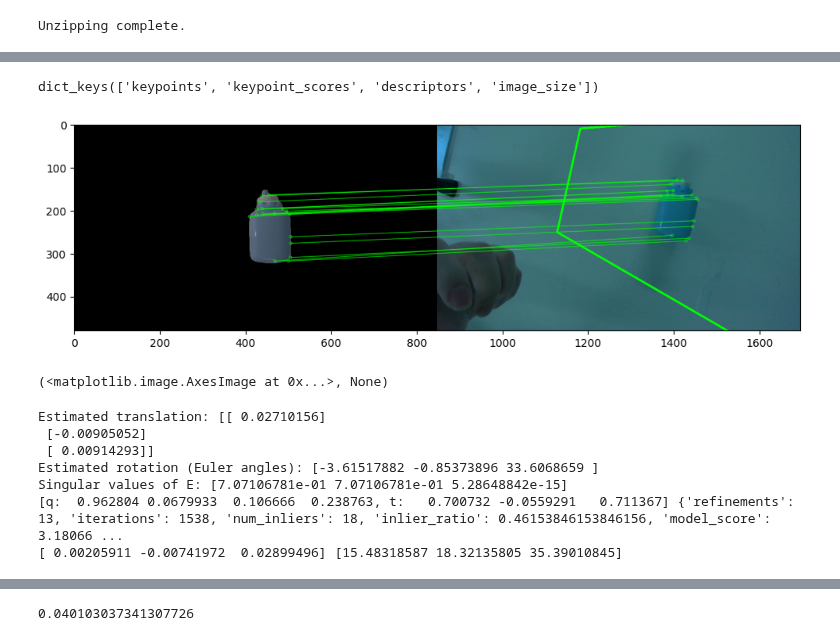
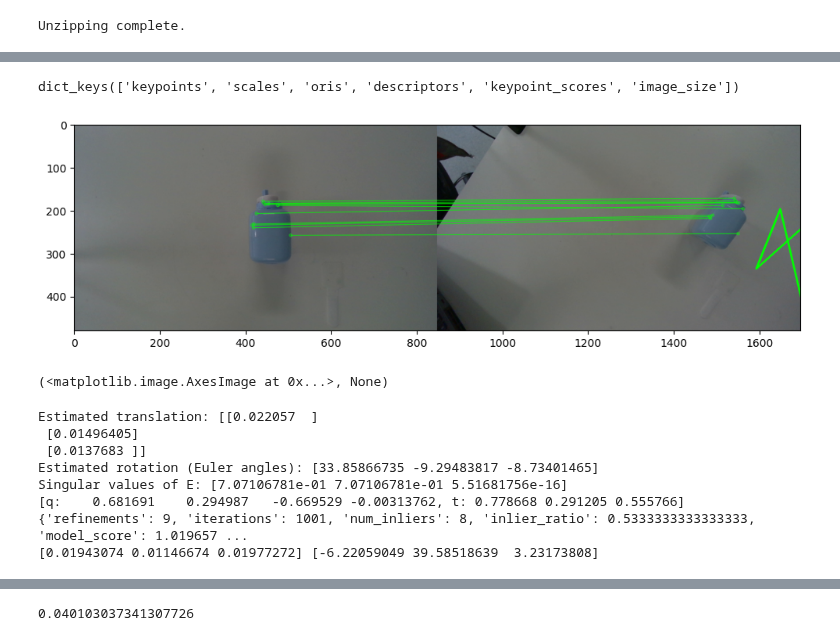
Before and after one commit to yw14218/yumi_oneshot, a Jupyter notebook: compare_matcher.ipynb, the cells around one changed output, grey strips where cells are left out. Drawn from its saved outputs; the diff is of its cells as text; code cells hidden in the pictures.

```diff
--- a/compare_matcher.ipynb
+++ b/compare_matcher.ipynb
@@ -78,7 +78,7 @@ import poselib
 import cv2
 from matplotlib import pyplot as plt
 from PIL import Image
-from lightglue import LightGlue, SuperPoint, match_pair
+from lightglue import LightGlue, SuperPoint, match_pair, SIFT
 
 def numpy_image_to_torch(image: np.ndarray) -> torch.Tensor:
     """Normalize the image tensor and reorder the dimensions."""
@@ -92,7 +92,8 @@ def numpy_image_to_torch(image: np.ndarray) -> torch.Tensor:
 
 # SuperPoint+LightGlue
 extractor = SuperPoint(max_num_keypoints=2048).eval().cpu()  # load the extractor
-matcher = LightGlue(features='superpoint', depth_confidence=-1, width_confidence=-1).eval().cpu()  # load the matcher
+extractor = SIFT()
+matcher = LightGlue(features='sift', depth_confidence=-1, width_confidence=-1).eval().cpu()  # load the matcher
 
 def warp_corners_and_draw_matches(ref_points, dst_points, img1, img2):
     # Calculate the Homography matrix
@@ -107,74 +108,55 @@ def warp_corners_and_draw_matches(ref_points, dst_points, img1, img2):
     warped_corners = cv2.perspectiveTransform(corners_img1, H)
 
     # Draw the warped corners in image2
     img2_with_corners = img2.copy()
     for i in range(len(warped_corners)):
         start_point = tuple(warped_corners[i-1][0].astype(int))
         end_point = tuple(warped_corners[i][0].astype(int))
         cv2.line(img2_with_corners, start_point, end_point, (0, 255, 0), 4)  # Using solid green for corners
 
     # Prepare keypoints and matches for drawMatches function
     keypoints1 = [cv2.KeyPoint(p[0], p[1], 5) for p in ref_points]
     keypoints2 = [cv2.KeyPoint(p[0], p[1], 5) for p in dst_points]
     matches = [cv2.DMatch(i,i,0) for i in range(len(mask)) if mask[i]]
 
     # Draw inlier matches
     img_matches = cv2.drawMatches(img1, keypoints1, img2_with_corners, keypoints2, matches, None,
                                   matchColor=(0, 255, 0), flags=2)
 
     return img_matches
 
 seg = np.array(Image.open("dataset/sharpener/wrist_seg_ref.png")).astype(bool)
 im1 = np.array(Image.open("dataset/sharpener/wrist_rgb_ref.png"))  # Original image
-im1 *= seg
-im2 = np.array(Image.open("dataset/sharpener/t0.03_rot15/wrist_rgb_t0.03_rot15_1.png"))
+# im1 *= seg
+im2 = np.array(Image.open("dataset/sharpener/t0.06_rot45/wrist_rgb_t0.06_rot45_1.png"))
 feats0, feats1, matches01 = match_pair(extractor, matcher, numpy_image_to_torch(im1), numpy_image_to_torch(im2))
 print(feats0.keys())
 matches = matches01['matches']  # indices with shape (K,2)
 mkpts_0 = feats0['keypoints'][matches[..., 0]].cpu().numpy()  # coordinates in image #0, shape (K,2)
 mkpts_1 = feats1['keypoints'][matches[..., 1]].cpu().numpy()  # coordinates in image #1, shape (K,2)
-canvas = warp_corners_and_draw_matches(mkpts_0, mkpts_1, im1, im2)
+
+coords = mkpts_0.astype(int)
+
+# Get the segment values for the corresponding coordinates
+seg_values = seg[coords[:, 1], coords[:, 0]]
+
+# Filter points where all segment values are True
+mask = np.all(seg_values, axis=1)
+filtered_mkpts_0 = mkpts_0[mask]
+filtered_mkpts_1 = mkpts_1[mask]
+
+canvas = warp_corners_and_draw_matches(filtered_mkpts_0 , filtered_mkpts_1, im1, im2)
 plt.figure(figsize=(12,12))
 plt.imshow(canvas), plt.show()
 # %% [output]
-dict_keys(['keypoints', 'keypoint_scores', 'descriptors', 'image_size'])
+dict_keys(['keypoints', 'scales', 'oris', 'descriptors', 'keypoint_scores', 'image_size'])
-[figure, old version]
+[figure, new version]
 (<matplotlib.image.AxesImage at 0x...>, None)
 # %%
 from scipy.spatial.transform import Rotation
 
 K = np.load("handeye/intrinsics_d405.npy")
 camera = {'model': 'PINHOLE', 'width': 848, 'height': 480, 'params': [K[0, 0], K[1, 1], K[0, 2], K[1, 2]]}
-
-def normalize_points(points, K):
-    # Step 1: Camera intrinsics normalization
-    K_inv = np.linalg.inv(K)
-    normalized_points = (K_inv @ np.hstack((points, np.ones((points.shape[0], 1)))).T).T[:, :2]
-
-    # Step 2: Hartley normalization
-    # Calculate centroid
-    centroid = np.mean(normalized_points, axis=0)
-
-    # Center the points
-    centered_points = normalized_points - centroid
-
-    # Calculate average distance from origin
-    avg_distance = np.mean(np.linalg.norm(centered_points, axis=1))
-
-    # Scale factor to achieve average distance of sqrt(2)
-    scale = np.sqrt(2) / avg_distance
-
-    # Apply scaling
-    hartley_normalized_points = centered_points * scale
-
-    # Create transformation matrix
-    T = np.array([
-        [scale, 0, -scale*centroid[0]],
-        [0, scale, -scale*centroid[1]],
-        [0, 0, 1]
-    ])
-
-    return hartley_normalized_points, T
 
 
 # Normalize your points
@@ -241,10 +223,10 @@ def estimate_pose(kpts0, kpts1, K0, K1, thresh=0.5, conf=0.99999):
 ret = estimate_pose(mkpts_0, mkpts_1, K, K)
 print(ret[1] * 0.03, Rotation.from_matrix(ret[0]).as_euler('xyz', degrees=True))
 # %% [output]
-Estimated translation: [[ 0.02710156]
- [-0.00905052]
- [ 0.00914293]]
-Estimated rotation (Euler angles): [-3.61517882 -0.85373896 33.6068659 ]
-Singular values of E: [7.07106781e-01 7.07106781e-01 5.28648842e-15]
-[q:  0.962804 0.0679933  0.106666  0.238763, t:   0.700732 -0.0559291   0.711367] {'refinements': 13, 'iterations': 1538, 'num_inliers': 18, 'inlier_ratio': 0.46153846153846156, 'model_score': 3.18066 ...
-[ 0.00205911 -0.00741972  0.02899496] [15.48318587 18.32135805 35.39010845]
+Estimated translation: [[0.022057  ]
+ [0.01496405]
+ [0.0137683 ]]
+Estimated rotation (Euler angles): [33.85866735 -9.29483817 -8.73401465]
+Singular values of E: [7.07106781e-01 7.07106781e-01 5.51681756e-16]
+[q:    0.681691    0.294987   -0.669529 -0.00313762, t: 0.778668 0.291205 0.555766] {'refinements': 9, 'iterations': 1001, 'num_inliers': 8, 'inlier_ratio': 0.5333333333333333, 'model_score': 1.019657 ...
+[0.01943074 0.01146674 0.01977272] [-6.22059049 39.58518639  3.23173808]
```
Also changed, not shown: parts of 56 cells of this notebook.
